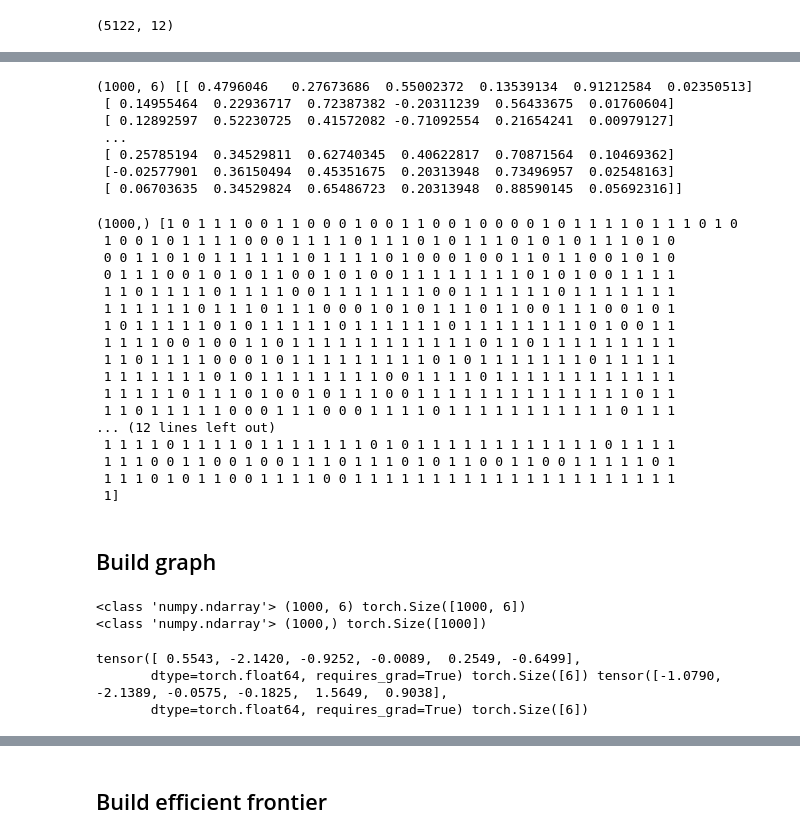
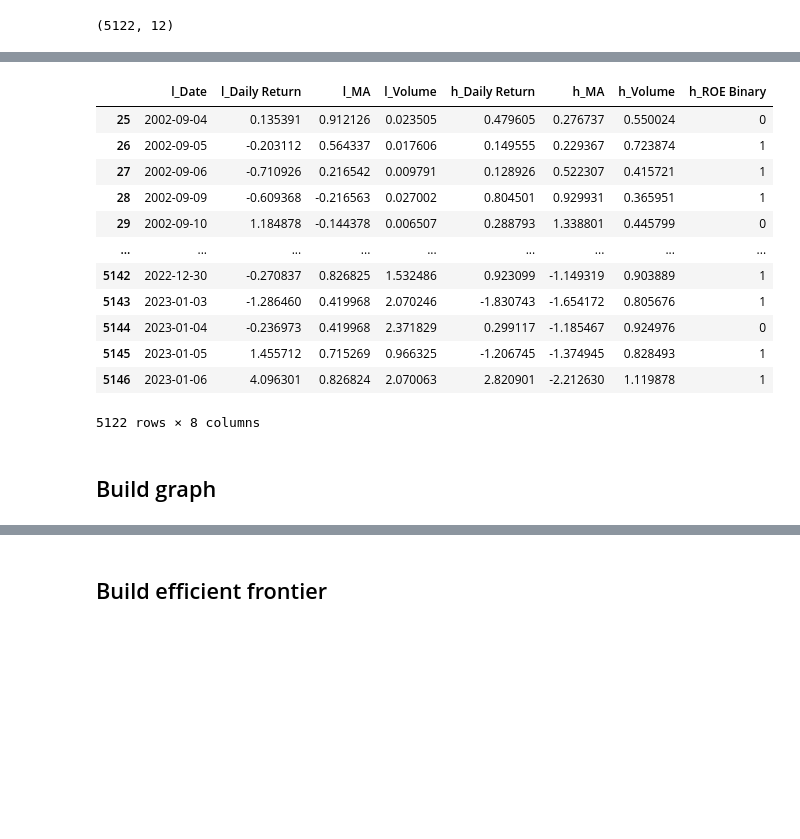
Before and after one commit to florencetsang/ml-portfolio-poc, a Jupyter notebook: ml_portfolio.ipynb, the cells around one changed output, grey strips where cells are left out. Cells and saved outputs as stored; diff of their text form; code cells hidden in the pictures; blank space fills up the shorter version.

```diff
--- a/ml_portfolio.ipynb
+++ b/ml_portfolio.ipynb
@@ -219,41 +199,19 @@ print(dataset.shape, dataset)
-# %%
-def to_X_train_features(low_risk, high_risk):
-  high_risk_train = high_risk[:1000]
-  low_risk_train = low_risk[:1000]
-  return np.vstack((high_risk_train['Daily Return'], high_risk_train['MA'], high_risk_train['Volume'], low_risk_train['Daily Return'], low_risk_train['MA'], low_risk_train['Volume']))
-
-X = to_X_train_features(low_risk, high_risk).T
-print(X.shape, X)
-# %% [output]
-(1000, 6) [[ 0.4796046   0.27673686  0.55002372  0.13539134  0.91212584  0.02350513]
- [ 0.14955464  0.22936717  0.72387382 -0.20311239  0.56433675  0.01760604]
- [ 0.12892597  0.52230725  0.41572082 -0.71092554  0.21654241  0.00979127]
- ...
- [ 0.25785194  0.34529811  0.62740345  0.40622817  0.70871564  0.10469362]
- [-0.02577901  0.36150494  0.45351675  0.20313948  0.73496957  0.02548163]
- [ 0.06703635  0.34529824  0.65486723  0.20313948  0.88590145  0.05692316]]
-# %%
-def to_Y_train_features(low_risk, high_risk):
-  high_risk_train = high_risk[0:1000]
-  return high_risk_train['ROE Binary'].values
-
-Y = to_Y_train_features(low_risk, high_risk)
-print(Y.shape, Y)
-# %% [output]
-(1000,) [1 0 1 1 1 0 0 1 1 0 0 0 1 0 0 1 1 0 0 1 0 0 0 0 1 0 1 1 1 1 0 1 1 1 0 1 0
- 1 0 0 1 0 1 1 1 1 0 0 0 1 1 1 1 0 1 1 1 0 1 0 1 1 1 0 1 0 1 0 1 1 1 0 1 0
- 0 0 1 1 0 1 0 1 1 1 1 1 1 0 1 1 1 1 0 1 0 0 0 1 0 0 1 1 0 1 1 0 0 1 0 1 0
- 0 1 1 1 0 0 1 0 1 0 1 1 0 0 1 0 1 0 0 1 1 1 1 1 1 1 1 0 1 0 1 0 0 1 1 1 1
- 1 1 0 1 1 1 1 0 1 1 1 1 0 0 1 1 1 1 1 1 1 0 0 1 1 1 1 1 1 0 1 1 1 1 1 1 1
- 1 1 1 1 1 1 0 1 1 1 0 1 1 1 0 0 0 1 0 1 0 1 1 1 0 1 1 0 0 1 1 1 0 0 1 0 1
- 1 0 1 1 1 1 1 0 1 0 1 1 1 1 1 0 1 1 1 1 1 1 0 1 1 1 1 1 1 1 1 0 1 0 0 1 1
- 1 1 1 1 0 0 1 0 0 1 1 0 1 1 1 1 1 1 1 1 1 1 1 1 0 1 1 0 1 1 1 1 1 1 1 1 1
- 1 1 0 1 1 1 1 0 0 0 1 0 1 1 1 1 1 1 1 1 1 0 1 0 1 1 1 1 1 1 1 0 1 1 1 1 1
- 1 1 1 1 1 1 1 0 1 0 1 1 1 1 1 1 1 1 0 0 1 1 1 1 0 1 1 1 1 1 1 1 1 1 1 1 1
- 1 1 1 1 1 0 1 1 1 0 1 0 0 1 0 1 1 1 0 0 1 1 1 1 1 1 1 1 1 1 1 1 1 1 0 1 1
- 1 1 0 1 1 1 1 1 0 0 0 1 1 1 0 0 0 1 1 1 1 0 1 1 1 1 1 1 1 1 1 1 1 0 1 1 1
-... (12 lines left out)
- 1 1 1 1 0 1 1 1 1 0 1 1 1 1 1 1 1 0 1 0 1 1 1 1 1 1 1 1 1 1 1 1 0 1 1 1 1
- 1 1 1 0 0 1 1 0 0 1 0 0 1 1 1 0 1 1 1 0 1 0 1 1 0 0 1 1 0 0 1 1 1 1 1 0 1
- 1 1 1 0 1 0 1 1 0 0 1 1 1 1 0 0 1 1 1 1 1 1 1 1 1 1 1 1 1 1 1 1 1 1 1 1 1
- 1]
+# %%
+# pd.concat([low_risk, high_risk], join='outer', axis=1)[['Date'],['Daily Return'],['MA'],['Volume'],['ROE Binary']]
+# pd.concat([low_risk.add_prefix('l_'), high_risk.add_prefix('h_')], join='outer', axis=1)[['Date','ROE Binary']]
+master_dataset = pd.concat([low_risk.add_prefix('l_'), high_risk.add_prefix('h_')], join='outer', axis=1)[['l_Date','l_Daily Return','l_MA','l_Volume','h_Daily Return','h_MA','h_Volume','h_ROE Binary']]
+master_dataset
+# %% [output]
+|  | l_Date | l_Daily Return | l_MA | l_Volume | h_Daily Return | h_MA | h_Volume | h_ROE Binary |
+| 25 | 2002-09-04 | 0.135391 | 0.912126 | 0.023505 | 0.479605 | 0.276737 | 0.550024 | 0 |
+| 26 | 2002-09-05 | -0.203112 | 0.564337 | 0.017606 | 0.149555 | 0.229367 | 0.723874 | 1 |
+| 27 | 2002-09-06 | -0.710926 | 0.216542 | 0.009791 | 0.128926 | 0.522307 | 0.415721 | 1 |
+| 28 | 2002-09-09 | -0.609368 | -0.216563 | 0.027002 | 0.804501 | 0.929931 | 0.365951 | 1 |
+| 29 | 2002-09-10 | 1.184878 | -0.144378 | 0.006507 | 0.288793 | 1.338801 | 0.445799 | 0 |
+| ... | ... | ... | ... | ... | ... | ... | ... | ... |
+| 5142 | 2022-12-30 | -0.270837 | 0.826825 | 1.532486 | 0.923099 | -1.149319 | 0.903889 | 1 |
+| 5143 | 2023-01-03 | -1.286460 | 0.419968 | 2.070246 | -1.830743 | -1.654172 | 0.805676 | 1 |
+| 5144 | 2023-01-04 | -0.236973 | 0.419968 | 2.371829 | 0.299117 | -1.185467 | 0.924976 | 0 |
+| 5145 | 2023-01-05 | 1.455712 | 0.715269 | 0.966325 | -1.206745 | -1.374945 | 0.828493 | 1 |
+| 5146 | 2023-01-06 | 4.096301 | 0.826824 | 2.070063 | 2.820901 | -2.212630 | 1.119878 | 1 |
+5122 rows × 8 columns
@@ -260,20 +221,4 @@ print(Y.shape, Y)
 # %% [markdown]
 ## Build graph
-# %%
-X_tensor = torch.from_numpy(X)
-print(type(X), X.shape, X_tensor.size())
-Y_tensor = torch.from_numpy(Y).double()
-print(type(Y), Y.shape, Y_tensor.size())
-# %% [output]
-<class 'numpy.ndarray'> (1000, 6) torch.Size([1000, 6])
-<class 'numpy.ndarray'> (1000,) torch.Size([1000])
-# %%
-a = torch.randn((6), requires_grad=True, dtype=torch.double)
-b = torch.randn((6), requires_grad=True, dtype=torch.double)
-print(a, a.size(), b, b.size())
-# %% [output]
-tensor([ 0.5543, -2.1420, -0.9252, -0.0089,  0.2549, -0.6499],
-       dtype=torch.float64, requires_grad=True) torch.Size([6]) tensor([-1.0790, -2.1389, -0.0575, -0.1825,  1.5649,  0.9038],
-       dtype=torch.float64, requires_grad=True) torch.Size([6])
 # %%
 lr = 1e-1
```
Also changed, not shown: parts of 58 cells of this notebook.
